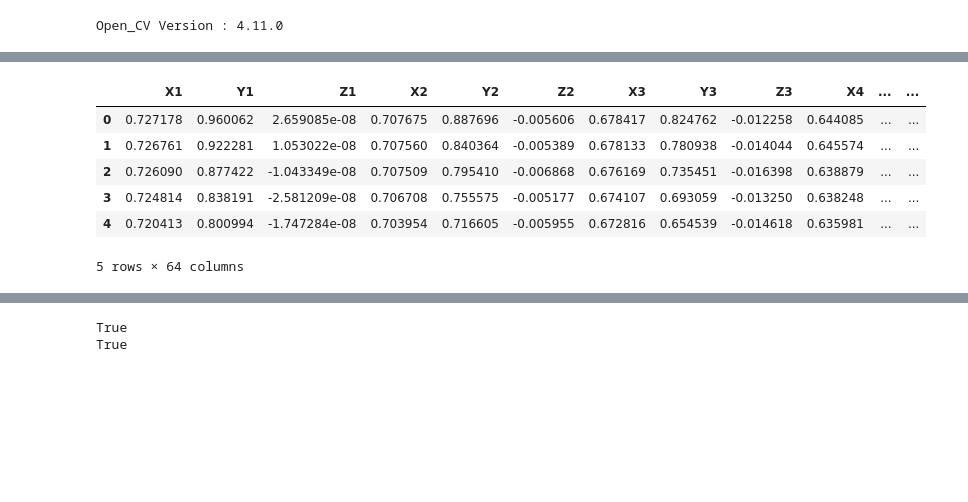
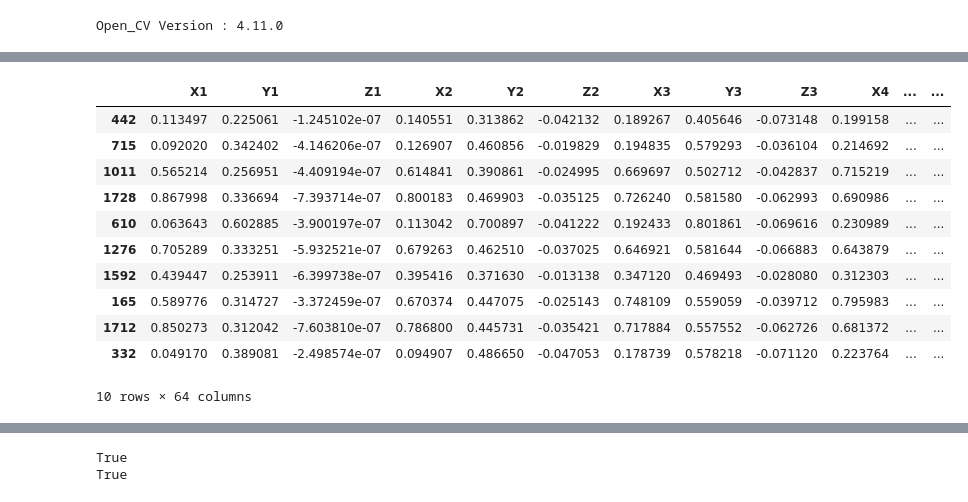
Before and after one commit to dedsec-a/Multi-Hand-Gesture, a Jupyter notebook: notebook/Expriments.ipynb, the cells around one changed output, grey strips where cells are left out. Drawn from its saved outputs; the diff is of its cells as text; code cells hidden in the pictures; blank space fills up the shorter version.

```diff
--- a/notebook/Expriments.ipynb
+++ b/notebook/Expriments.ipynb
@@ -181,13 +124,20 @@ print(f"✅ Data collection for '{gesture_name}' complete! Saved in {file_path}"
 thumbs_up = pd.read_csv("data/raw/Thumbs up.csv")
 palm = pd.read_csv("data/raw/Palm.csv")
 fist = pd.read_csv("data/raw/Fist.csv")
-# %%
-thumbs_up.head()
-# %% [output]
-|  | X1 | Y1 | Z1 | X2 | Y2 | Z2 | X3 | Y3 | Z3 | X4 | ... | ... |
-| 0 | 0.727178 | 0.960062 | 2.659085e-08 | 0.707675 | 0.887696 | -0.005606 | 0.678417 | 0.824762 | -0.012258 | 0.644085 | ... | ... |
-| 1 | 0.726761 | 0.922281 | 1.053022e-08 | 0.707560 | 0.840364 | -0.005389 | 0.678133 | 0.780938 | -0.014044 | 0.645574 | ... | ... |
-| 2 | 0.726090 | 0.877422 | -1.043349e-08 | 0.707509 | 0.795410 | -0.006868 | 0.676169 | 0.735451 | -0.016398 | 0.638879 | ... | ... |
-| 3 | 0.724814 | 0.838191 | -2.581209e-08 | 0.706708 | 0.755575 | -0.005177 | 0.674107 | 0.693059 | -0.013250 | 0.638248 | ... | ... |
-| 4 | 0.720413 | 0.800994 | -1.747284e-08 | 0.703954 | 0.716605 | -0.005955 | 0.672816 | 0.654539 | -0.014618 | 0.635981 | ... | ... |
-5 rows × 64 columns
+# %%
+thumb_down = pd.read_csv("data/raw/Thumbs Down.csv")
+# %%
+thumb_down.sample(10)
+# %% [output]
+|  | X1 | Y1 | Z1 | X2 | Y2 | Z2 | X3 | Y3 | Z3 | X4 | ... | ... |
+| 442 | 0.113497 | 0.225061 | -1.245102e-07 | 0.140551 | 0.313862 | -0.042132 | 0.189267 | 0.405646 | -0.073148 | 0.199158 | ... | ... |
+| 715 | 0.092020 | 0.342402 | -4.146206e-07 | 0.126907 | 0.460856 | -0.019829 | 0.194835 | 0.579293 | -0.036104 | 0.214692 | ... | ... |
+| 1011 | 0.565214 | 0.256951 | -4.409194e-07 | 0.614841 | 0.390861 | -0.024995 | 0.669697 | 0.502712 | -0.042837 | 0.715219 | ... | ... |
+| 1728 | 0.867998 | 0.336694 | -7.393714e-07 | 0.800183 | 0.469903 | -0.035125 | 0.726240 | 0.581580 | -0.062993 | 0.690986 | ... | ... |
+| 610 | 0.063643 | 0.602885 | -3.900197e-07 | 0.113042 | 0.700897 | -0.041222 | 0.192433 | 0.801861 | -0.069616 | 0.230989 | ... | ... |
+| 1276 | 0.705289 | 0.333251 | -5.932521e-07 | 0.679263 | 0.462510 | -0.037025 | 0.646921 | 0.581644 | -0.066883 | 0.643879 | ... | ... |
+| 1592 | 0.439447 | 0.253911 | -6.399738e-07 | 0.395416 | 0.371630 | -0.013138 | 0.347120 | 0.469493 | -0.028080 | 0.312303 | ... | ... |
+| 165 | 0.589776 | 0.314727 | -3.372459e-07 | 0.670374 | 0.447075 | -0.025143 | 0.748109 | 0.559059 | -0.039712 | 0.795983 | ... | ... |
+| 1712 | 0.850273 | 0.312042 | -7.603810e-07 | 0.786800 | 0.445731 | -0.035421 | 0.717884 | 0.557552 | -0.062726 | 0.681372 | ... | ... |
+| 332 | 0.049170 | 0.389081 | -2.498574e-07 | 0.094907 | 0.486650 | -0.047053 | 0.178739 | 0.578218 | -0.071120 | 0.223764 | ... | ... |
+10 rows × 64 columns
```
Also changed, not shown: parts of 12 cells of this notebook, 3 other files.
